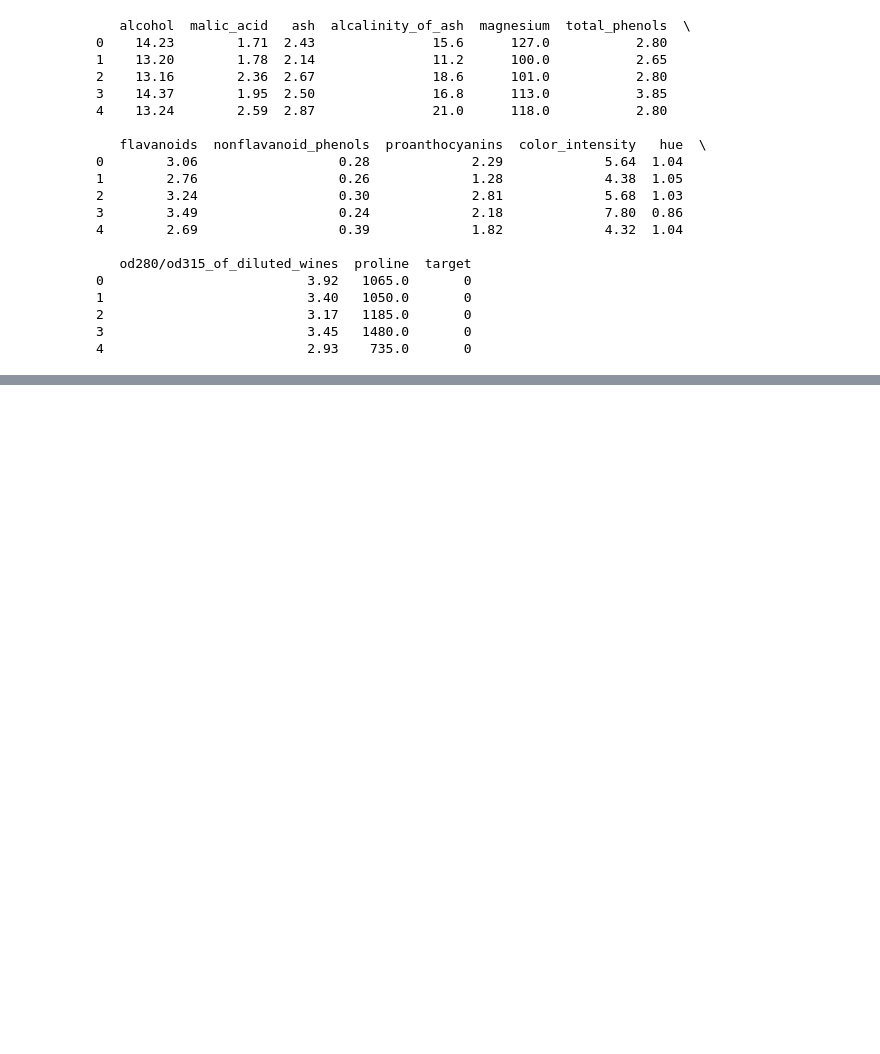
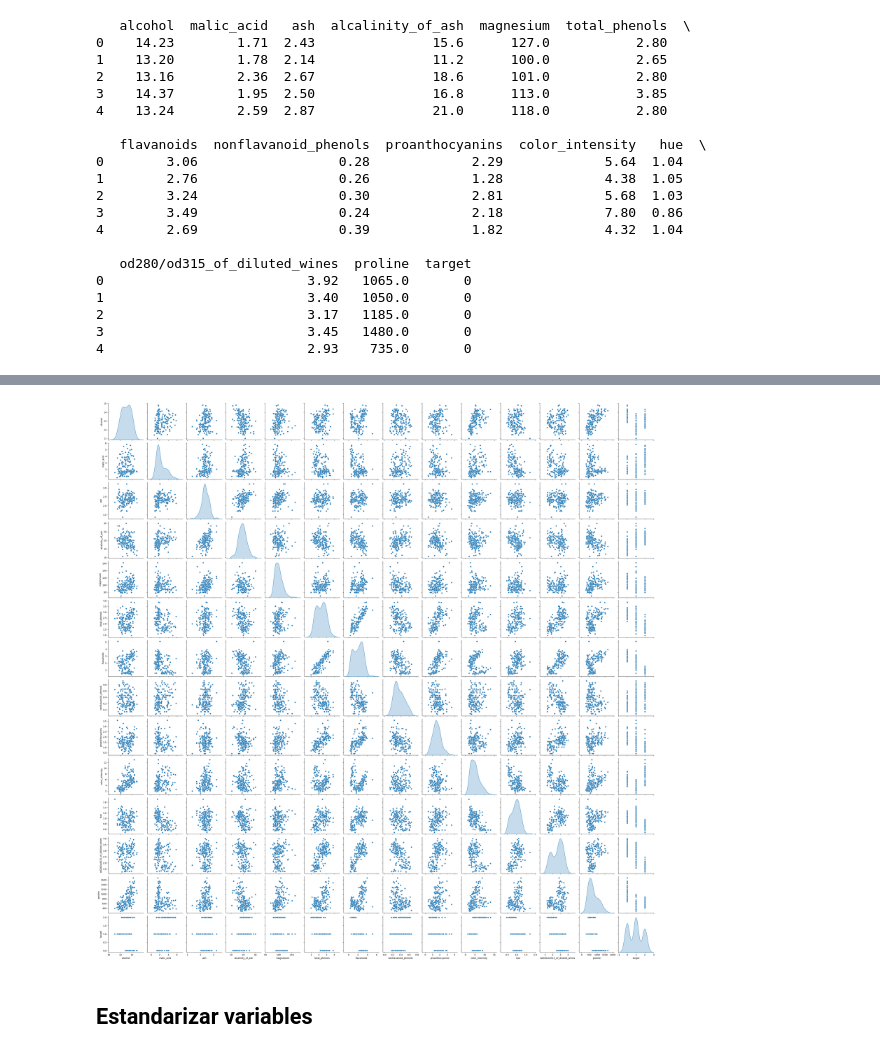
Before and after one commit to MarceloAFT/Analisis_de_Datos_PCA_Naive_Bayes, a Jupyter notebook: Scripts/Laboratorio_1_PCA_Naive_Bayes.ipynb, the cells around one changed output, grey strips where cells are left out. Cells and saved outputs as stored; diff of their text form; code cells hidden in the pictures; blank space fills up the shorter version.

```diff
--- a/Scripts/Laboratorio_1_PCA_Naive_Bayes.ipynb
+++ b/Scripts/Laboratorio_1_PCA_Naive_Bayes.ipynb
@@ -56,0 +68,8 @@ Explicación:
+# %%
+# Visualización de componentes principales en pares
+sns.pairplot(df_wine, diag_kind='kde')  # 'diag_kind' permite mostrar histogramas de densidad en la diagonal principal
+plt.show()
+# %% [output]
+[figure, added]
+# %% [markdown]
+## Estandarizar variables
```
Also changed, not shown: parts of 31 cells of this notebook.
